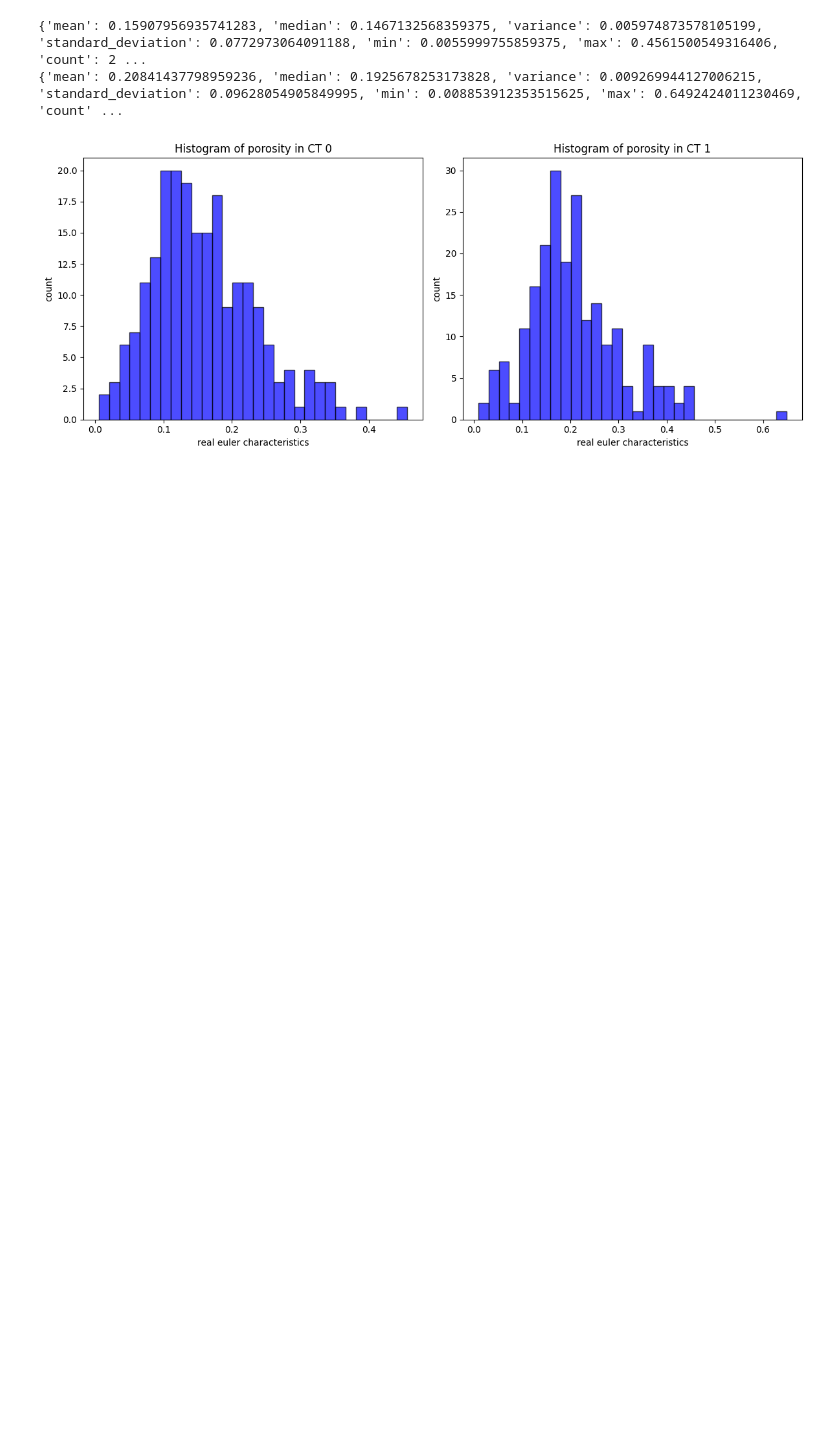
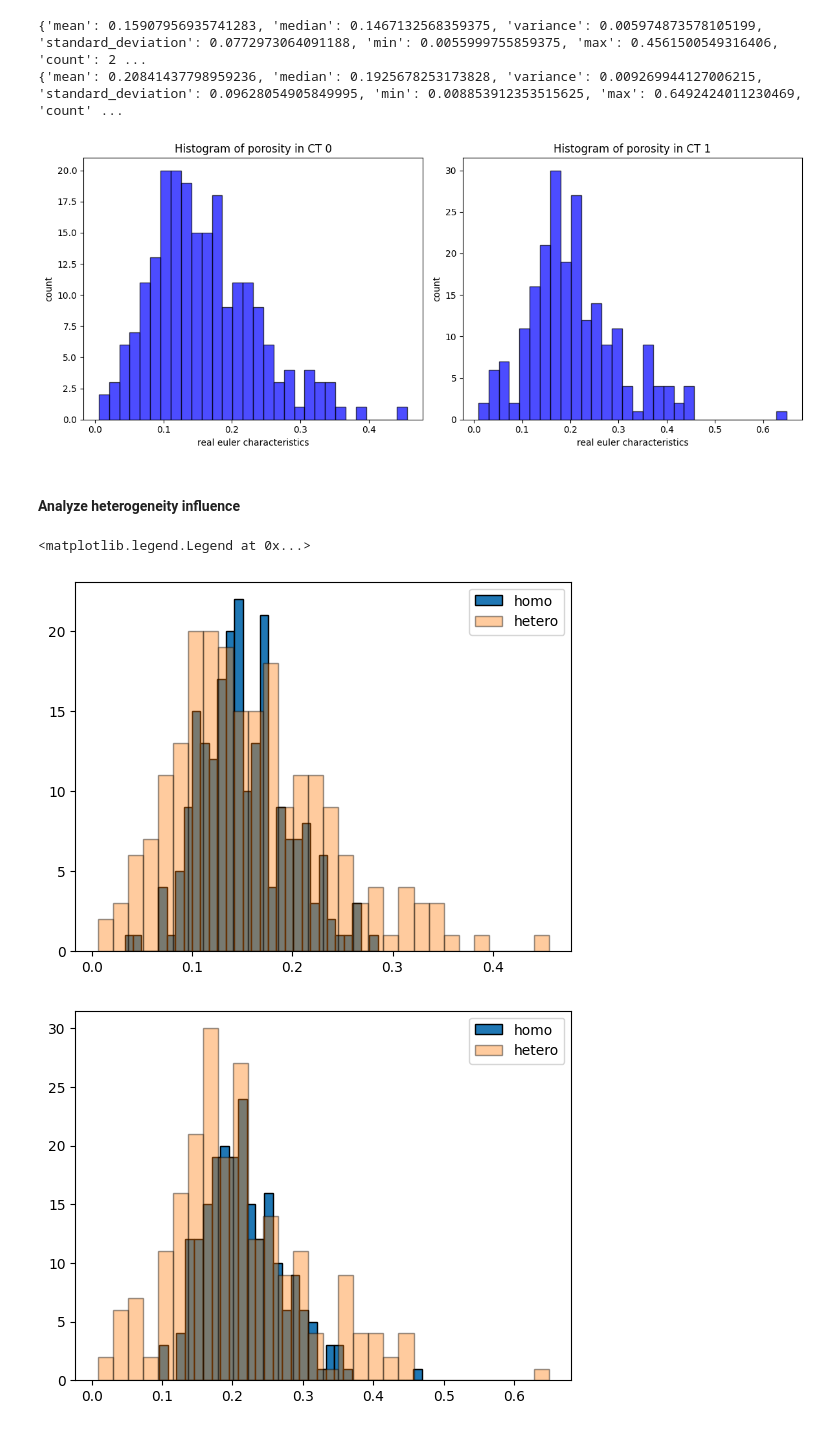
Before and after one commit to ZihanRen/poretransformer, a Jupyter notebook: lpu3dnet/post_process/analyze_assemble_img.ipynb, the cells around one changed output. Drawn from its saved outputs; the diff is of its cells as text; code cells hidden in the pictures; blank space fills up the shorter version.

Commit message:
update 0904 - study heterogeneity

```diff
--- a/lpu3dnet/post_process/analyze_assemble_img.ipynb
+++ b/lpu3dnet/post_process/analyze_assemble_img.ipynb
@@ -121,3 +139,54 @@ plt.tight_layout()  # Adjusts subplot params so that subplots are nicely fit in
 plt.show()
 # %% [output]
 [figure]
+# %% [markdown]
+#### Analyze heterogeneity influence
+# %%
+# read pickle data
+with open('phys_results_homo.pickle', 'rb') as file:
+    homo_results = pickle.load(file)
+
+from lpu3dnet.inference import block_generation_singlecond
+
+# import numpy as np
+
+# device = torch.device("cuda" if torch.cuda.is_available() else "cpu")
+# volume_dim = 6
+# block_generator = block_generation_singlecond.Block_generator_stochastic(
+#     cfg_dataset,
+#     cfg_vqgan,
+#     cfg_transformer,
+#     epoch_vqgan=25,
+#     epoch_transformer=50,
+#     device = device,
+#     volume_dimension=volume_dim,
+#     constant_phi=0.15
+#     )
+
+# block_generator.generate_block(repeat=4)
+
+homo_results.keys()
+volume_dim = 6
+# %%
+phi_homo_15 = extract_phi(homo_results[0.15]['img'], volume_dim)
+phi_homo_20 = extract_phi(homo_results[0.2]['img'],volume_dim)
+# %%
+f = plt.figure()
+plt.hist(phi_homo_15,bins=30,edgecolor='black',label='homo')
+plt.hist(phi_0,bins=30,edgecolor='black',label='hetero',alpha=0.4)
+plt.legend()
+
+
+
+
+
+f = plt.figure()
+plt.hist(phi_homo_20,bins=30,edgecolor='black',label='homo')
+plt.hist(phi_1,bins=30,edgecolor='black',label='hetero',alpha=0.4)
+plt.legend()
+
+# plt.xlim([0,0.2])
+# %% [output]
+<matplotlib.legend.Legend at 0x...>
+[figure, added]
+[figure, added]
```
Also changed, not shown: parts of 4 cells of this notebook, 7 other files.
